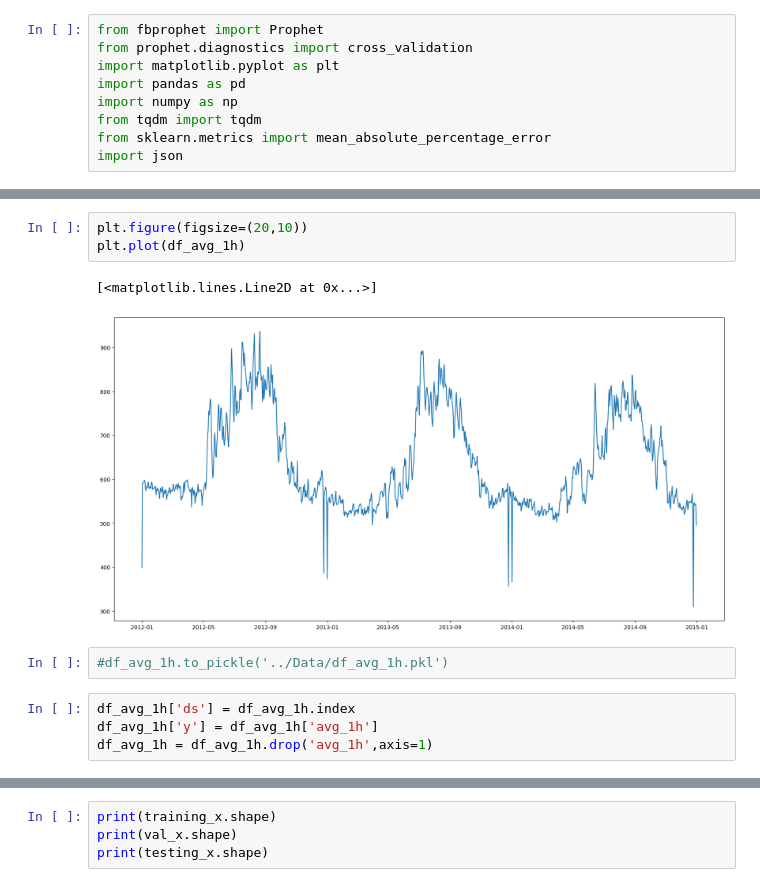
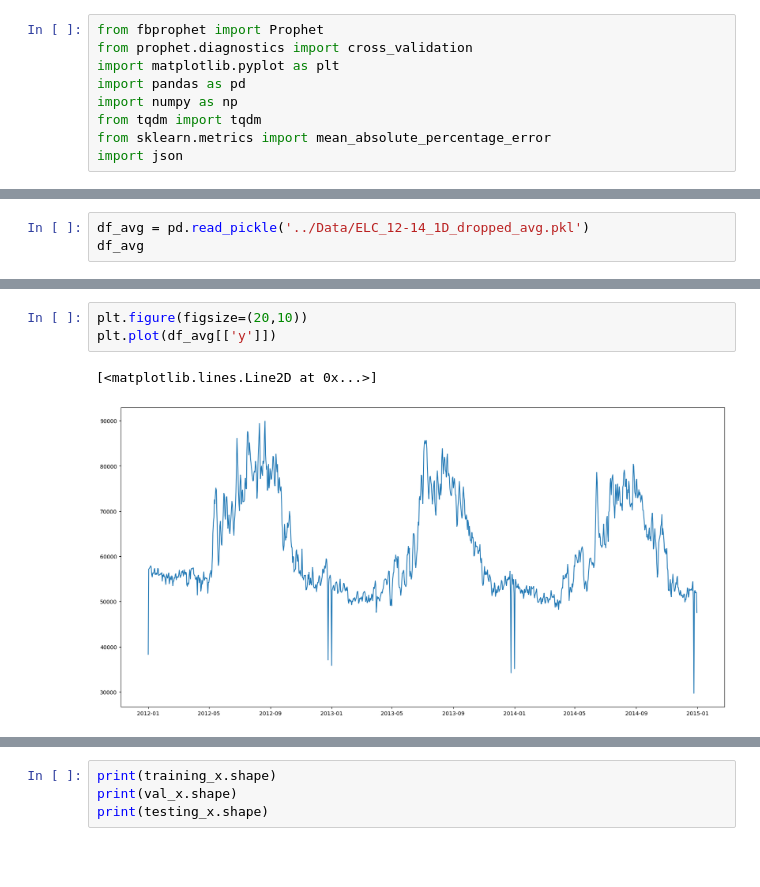
Before and after one commit to yichuang25/Electricity_Forecasting, a Jupyter notebook: Model/Prophet-1D_avg.ipynb, the cells around one changed output, grey strips where cells are left out. Saved outputs shown, nothing was run; the diff lists cells and outputs as text; blank space fills up the shorter version.

```diff
--- a/Model/Prophet-1D_avg.ipynb
+++ b/Model/Prophet-1D_avg.ipynb
@@ -50,0 +10,3 @@ df_avg_1h
+# %%
+df_avg = pd.read_pickle('../Data/ELC_12-14_1D_dropped_avg.pkl')
+df_avg
@@ -51,12 +27,6 @@ df_avg_1h
 # %%
 plt.figure(figsize=(20,10))
-plt.plot(df_avg_1h)
+plt.plot(df_avg[['y']])
 # %% [output]
 [<matplotlib.lines.Line2D at 0x...>]
-[figure, old version]
+[figure, new version]
-# %%
-#df_avg_1h.to_pickle('../Data/df_avg_1h.pkl')
-# %%
-df_avg_1h['ds'] = df_avg_1h.index
-df_avg_1h['y'] = df_avg_1h['avg_1h']
-df_avg_1h = df_avg_1h.drop('avg_1h',axis=1)
```
Also changed, not shown: parts of 20 cells of this notebook, 6 other files.
